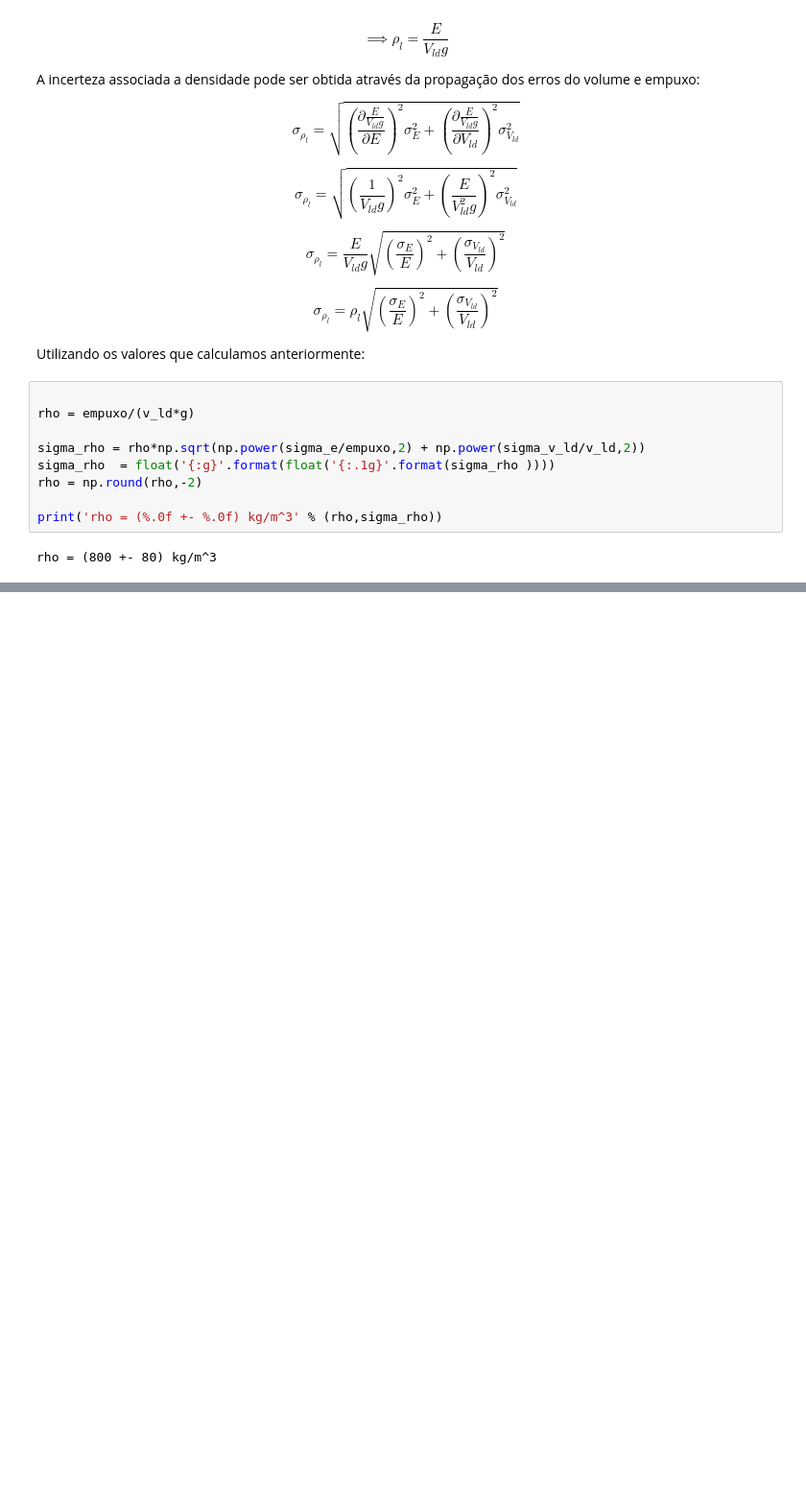
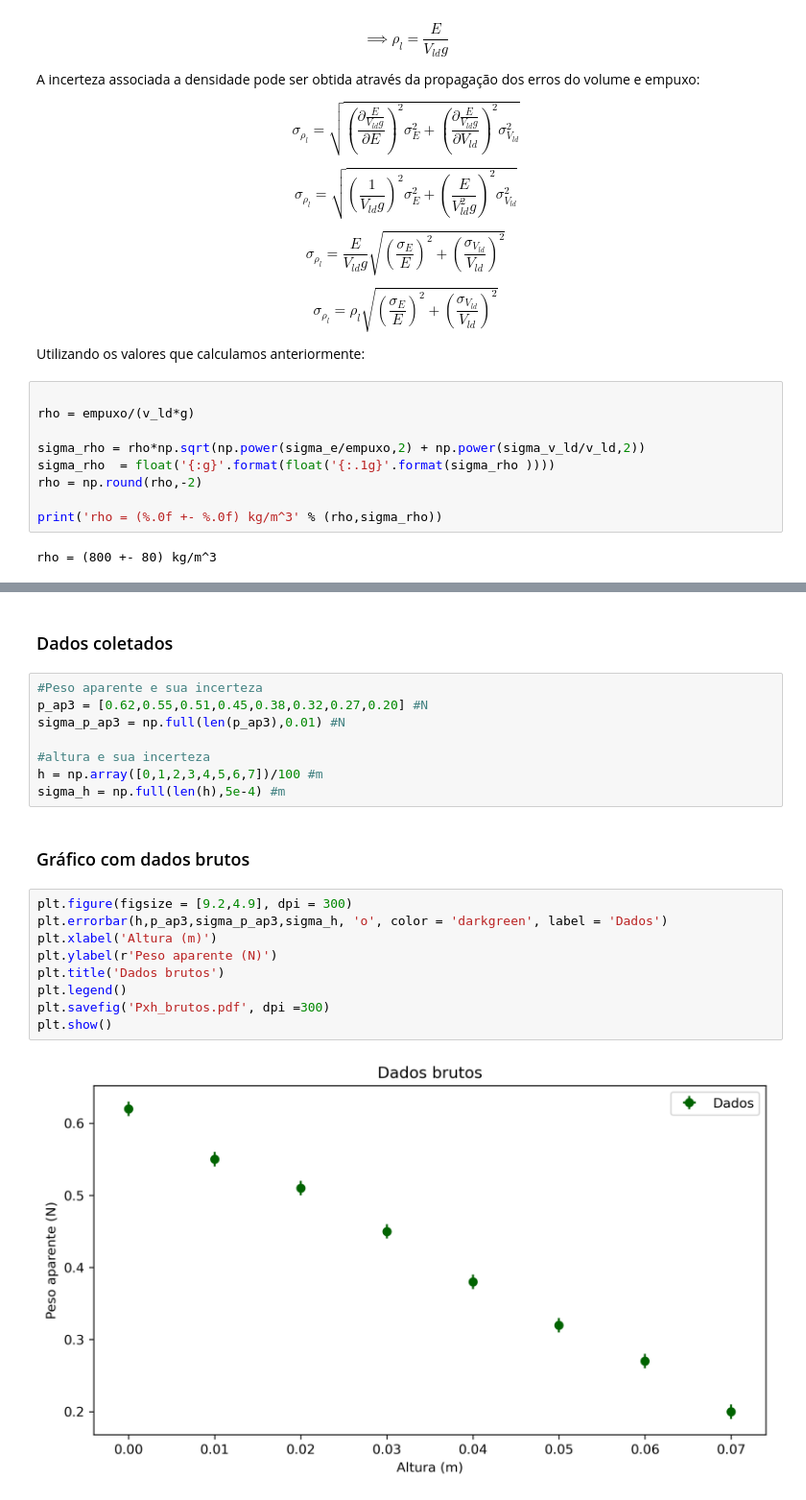
Before and after one commit to viniciusrocca/College_Codes, a Jupyter notebook: Lab_Hidrostatica.ipynb, the cells around one changed output, grey strips where cells are left out. Shown at 96% size. Cells and saved outputs as stored; diff of their text form; blank space fills up the shorter version.

```diff
--- a/Lab_Hidrostatica.ipynb
+++ b/Lab_Hidrostatica.ipynb
@@ -195,0 +252,23 @@ rho = (800 +- 80) kg/m^3
+# %% [markdown]
+### Dados coletados
+# %%
+#Peso aparente e sua incerteza
+p_ap3 = [0.62,0.55,0.51,0.45,0.38,0.32,0.27,0.20] #N
+sigma_p_ap3 = np.full(len(p_ap3),0.01) #N
+
+#altura e sua incerteza
+h = np.array([0,1,2,3,4,5,6,7])/100 #m
+sigma_h = np.full(len(h),5e-4) #m
+# %% [markdown]
+### Gráfico com dados brutos
+# %%
+plt.figure(figsize = [9.2,4.9], dpi = 300)
+plt.errorbar(h,p_ap3,sigma_p_ap3,sigma_h, 'o', color = 'darkgreen', label = 'Dados')
+plt.xlabel('Altura (m)')
+plt.ylabel(r'Peso aparente (N)')
+plt.title('Dados brutos')
+plt.legend()
+plt.savefig('Pxh_brutos.pdf', dpi =300)
+plt.show()
+# %% [output]
+[figure, added]
```
Also changed, not shown: parts of 16 cells of this notebook.
